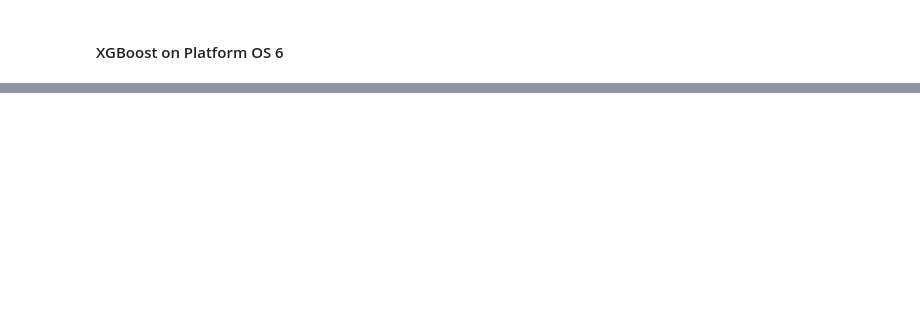
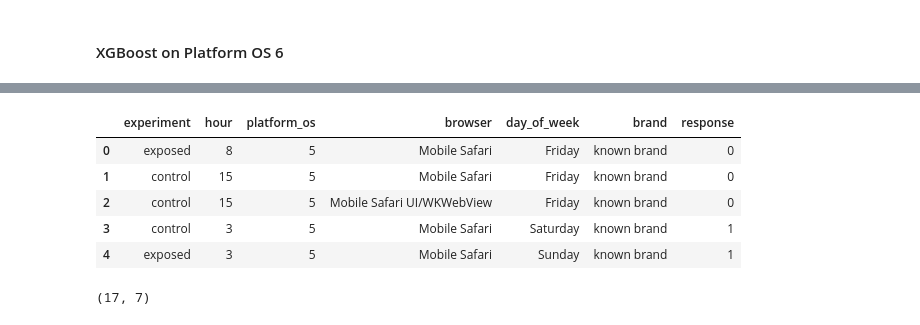
Before and after one commit to YasabnehT/A-B-Hypothesis-Testing, a Jupyter notebook: notebooks/modeling browser and platform.ipynb, the cells around one changed output, grey strips where cells are left out. Cells and saved outputs as stored; diff of their text form; code cells hidden in the pictures; blank space fills up the shorter version.

```diff
--- a/notebooks/modeling browser and platform.ipynb
+++ b/notebooks/modeling browser and platform.ipynb
@@ -570,0 +572,5 @@ Run - XGBoost Classifier is logged to Experiment - Platform OS 6
+# %%
+df = dvc_get_data(path='data/AdSmartABdata.csv',
+                version='v9', experiment_name="Platform OS 5")
+df = df.drop(columns=['Unnamed: 0'])
+df.info()
@@ -570,0 +592,14 @@ Run - XGBoost Classifier is logged to Experiment - Platform OS 6
+# %%
+df.head()
+# %% [output]
+|  | experiment | hour | platform_os | browser | day_of_week | brand | response |
+| 0 | exposed | 8 | 5 | Mobile Safari | Friday | known brand | 0 |
+| 1 | control | 15 | 5 | Mobile Safari | Friday | known brand | 0 |
+| 2 | control | 15 | 5 | Mobile Safari UI/WKWebView | Friday | known brand | 0 |
+| 3 | control | 3 | 5 | Mobile Safari | Saturday | known brand | 1 |
+| 4 | exposed | 3 | 5 | Mobile Safari | Sunday | known brand | 1 |
+# %%
+df.shape
+#Since it only has 16 rows of data we will not use this version
+# %% [output]
+(17, 7)
```
Also changed, not shown: parts of 7 cells of this notebook, 31 other files.
